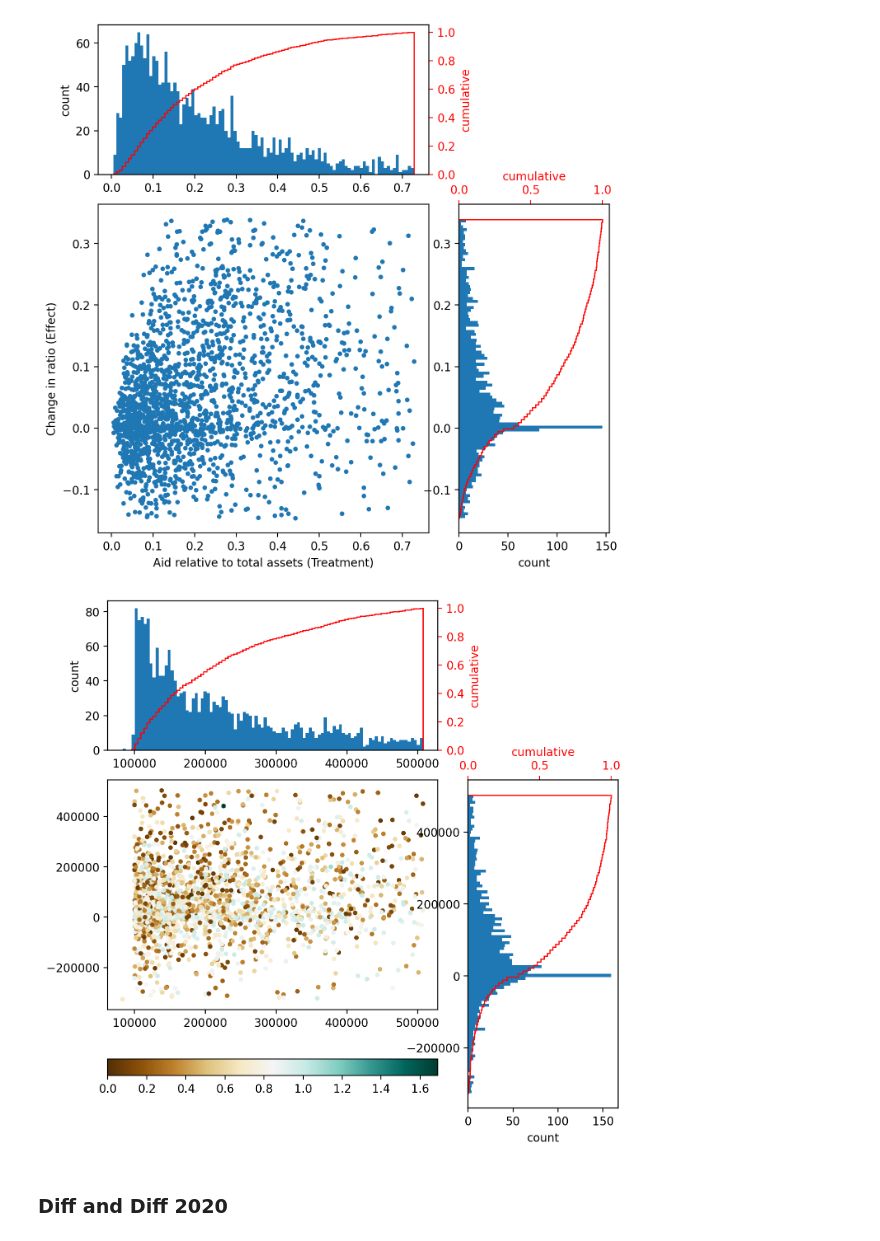
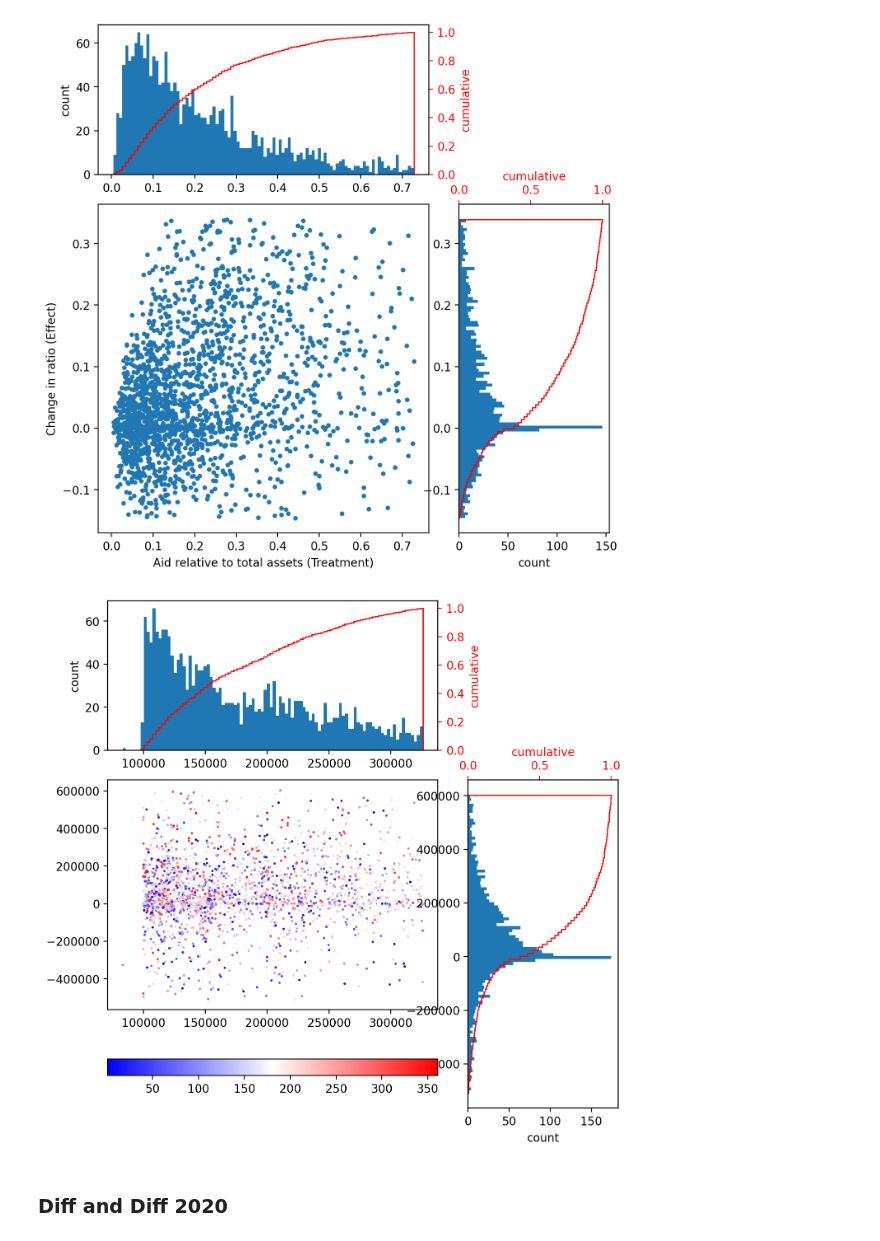
Before and after one commit to m-schildt/AAA, a Jupyter notebook: 7_response_curves_sectors.ipynb, the cells around one changed output. Cells and saved outputs as stored; diff of their text form; code cells hidden in the pictures.

```diff
--- a/7_response_curves_sectors.ipynb
+++ b/7_response_curves_sectors.ipynb
@@ -72,6 +72,7 @@ df['aid_loan_2021'].replace(np.nan, 0, inplace=True)
 df['aid_loan_2020'].replace(np.nan, 0, inplace=True)
 df['aid_grant_2020'].replace(np.nan, 0, inplace=True)
 df['assets_2020'].replace(np.nan, 0, inplace=True)
+df['delta_cash_2021'].replace(np.nan, 0, inplace=True)
 
 final_df = pd.concat([df,pd.get_dummies(df["size"], prefix='size', drop_first=True)],axis = 1)
 final_df.columns = final_df.columns.str.replace(' ', '_')
@@ -542,9 +545,12 @@ from matplotlib.colorbar import Colorbar
 import matplotlib as mpl
 import numpy as np
 
-x = final_df[['grant_2021']]
-y = final_df[['delta_cash_2021']]
-z = final_df['debt2asset_ratio_2020']
+scatter_df = final_df[final_df['aid_grant_2021'].between(*final_df['aid_grant_2021'].quantile([0.00, 0.60]).tolist())]
+scatter_df = scatter_df[scatter_df['delta_cash_2021'].between(*scatter_df['delta_cash_2021'].quantile([0.03, 0.97]).tolist())]
+
+x = scatter_df[['aid_grant_2021']]
+y = scatter_df[['delta_cash_2021']]
+z = scatter_df['weighted_absorption_days_grant_2021']
 
 fig = plt.figure(figsize=(8,8))
 gs = gridspec.GridSpec(3, 3)
@@ -552,35 +558,35 @@ ax_main = plt.subplot(gs[1:3, :2])
 
 #ax_bar = plt.subplot(gs[1:3, :4])
 ax_xDist = plt.subplot(gs[0, :2],sharex=ax_main)
 ax_yDist = plt.subplot(gs[1:3, 2],sharey=ax_main)
 
 #ax_main.scatter(x,y,c=z,marker='.',cmap="BrBG")
 #ax_main.set(xlabel="Aid (Treatment)", ylabel="Change in cash (Effect)")
 
 # colorbar
-sctr = ax_main.scatter(x,y,c=z,marker='.',cmap="BrBG")
+sctr = ax_main.scatter(x,y,c=z,s=5,marker='.',cmap="bwr")
 plt.colorbar(sctr, ax=ax_main, location='bottom')#, format='$%d')
 #ax_main.set_yscale('log')
 
 
 ax_xDist.hist(x,bins=100,align='mid')
 ax_xDist.set(ylabel='count')
 ax_xCumDist = ax_xDist.twinx()
 ax_xCumDist.hist(x,bins=100,cumulative=True,histtype='step',density=True,color='r',align='mid')
 ax_xCumDist.tick_params('y', colors='r')
 ax_xCumDist.set_ylabel('cumulative',color='r')
 
 ax_yDist.hist(y,bins=100,orientation='horizontal',align='mid')
 ax_yDist.set(xlabel='count')
 ax_yCumDist = ax_yDist.twiny()
 ax_yCumDist.hist(y,bins=100,cumulative=True,histtype='step',density=True,color='r',align='mid',orientation='horizontal')
 ax_yCumDist.tick_params('x', colors='r')
 ax_yCumDist.set_xlabel('cumulative',color='r')
 
 
 plt.show()
 # %% [output]
-[figure, old version]
+[figure, new version]
 # %% [markdown]
 ### Diff and Diff 2020
 # %% [markdown]
```
Also changed, not shown: parts of 2 cells of this notebook, 39 other files.
